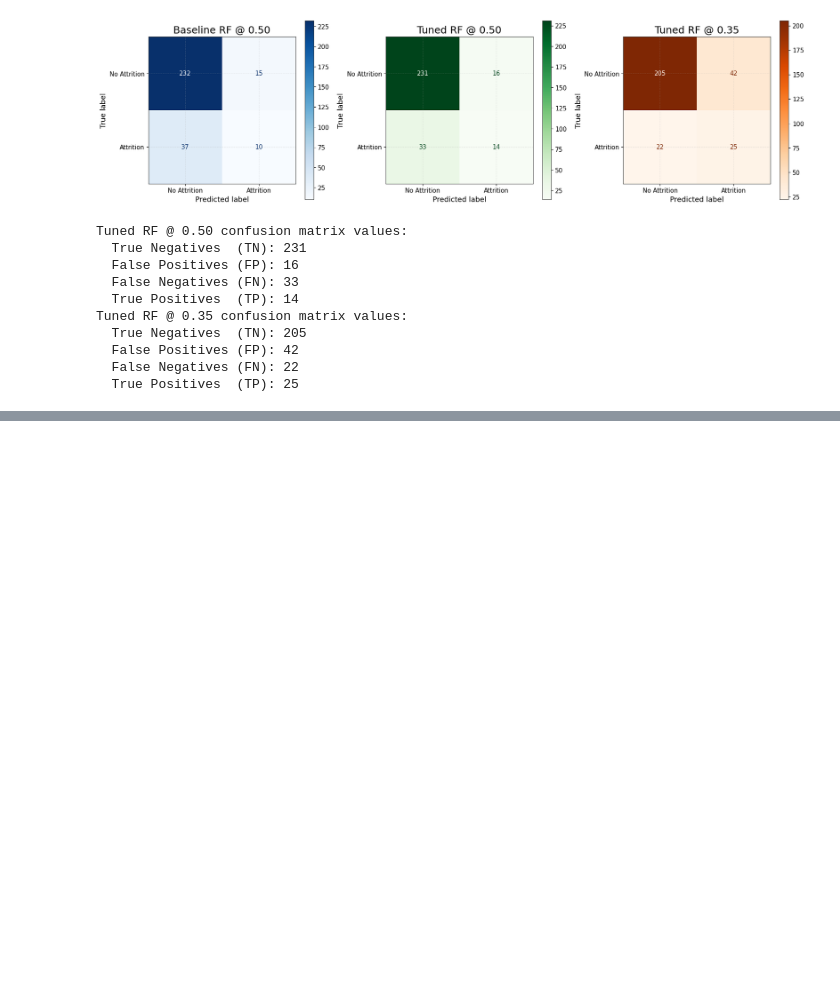
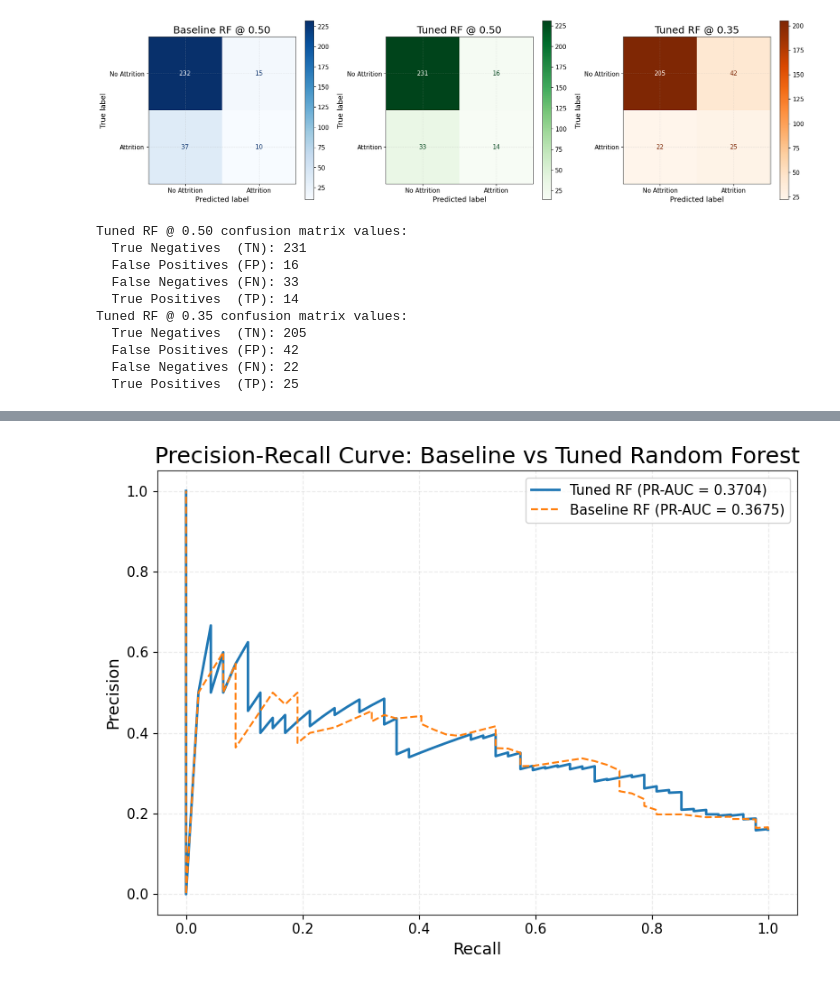
Before and after one commit to SKSpraveen/employee-attrition-prediction, a Jupyter notebook: notebooks/random_forest/random_forest.ipynb, the cells around one changed output, grey strips where cells are left out. Drawn from its saved outputs; the diff is of its cells as text; code cells hidden in the pictures; blank space fills up the shorter version.

```diff
--- a/notebooks/random_forest/random_forest.ipynb
+++ b/notebooks/random_forest/random_forest.ipynb
@@ -687,0 +754,20 @@ Tuned RF @ 0.35 confusion matrix values:
+# %%
+# Compute Precision-Recall values for tuned and baseline models
+precision_vals, recall_vals, _ = precision_recall_curve(y_test, y_prob)
+pr_auc = average_precision_score(y_test, y_prob)
+
+precision_b, recall_b, _ = precision_recall_curve(y_test, baseline_prob)
+pr_auc_b = average_precision_score(y_test, baseline_prob)
+
+plt.figure(figsize=(8, 6))
+plt.plot(recall_vals, precision_vals, label=f'Tuned RF (PR-AUC = {pr_auc:.4f})', linewidth=2)
+plt.plot(recall_b, precision_b, label=f'Baseline RF (PR-AUC = {pr_auc_b:.4f})', linestyle='--')
+plt.xlabel('Recall')
+plt.ylabel('Precision')
+plt.title('Precision-Recall Curve: Baseline vs Tuned Random Forest')
+plt.legend()
+plt.tight_layout()
+plt.savefig(os.path.join(PLOTS_DIR, 'rf_precision_recall_curve.png'), dpi=300, bbox_inches='tight')
+plt.show()
+# %% [output]
+[figure, added]
```
Also changed, not shown: parts of 5 cells of this notebook, 3 other files.
